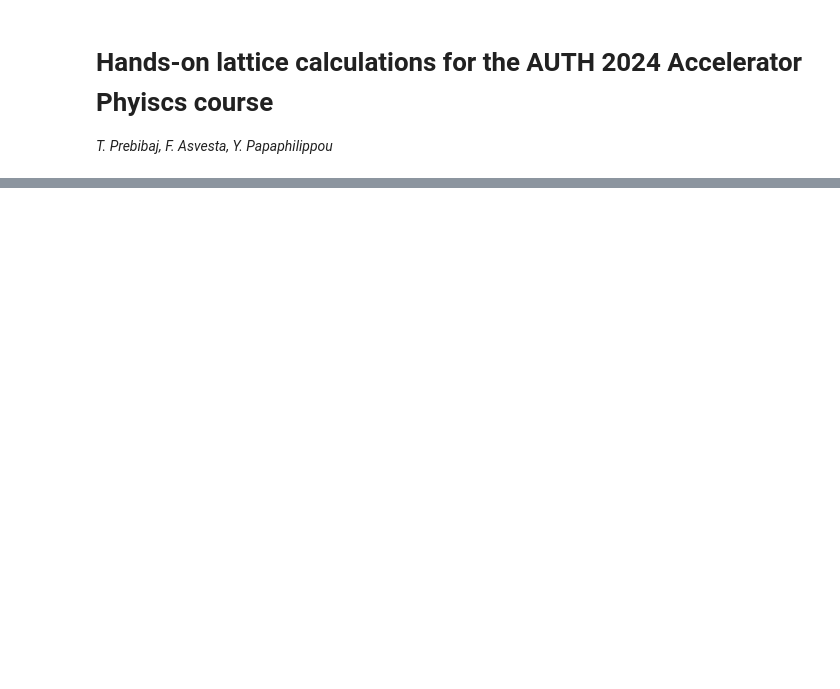
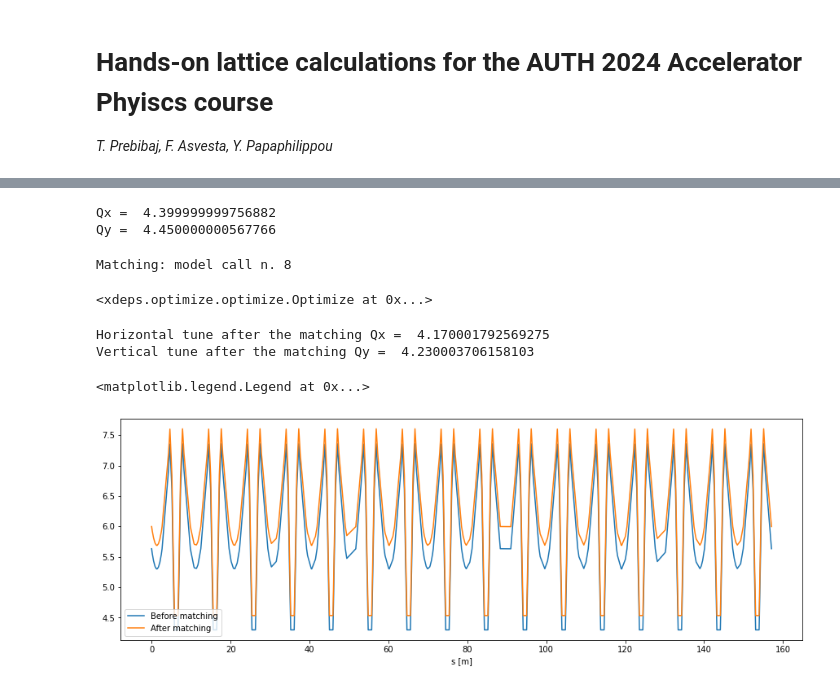
Before and after one commit to tprebiba/accelerators-teaching, a Jupyter notebook: 01_AUTH-2024_Accelerator_Physics/05_PSB_Xsuite_tracking_SOLUTIONS.ipynb, the cells around one changed output, grey strips where cells are left out. Cells and saved outputs as stored; diff of their text form; code cells hidden in the pictures; blank space fills up the shorter version.

```diff
--- a/01_AUTH-2024_Accelerator_Physics/05_PSB_Xsuite_tracking_SOLUTIONS.ipynb
+++ b/01_AUTH-2024_Accelerator_Physics/05_PSB_Xsuite_tracking_SOLUTIONS.ipynb
@@ -198,0 +160,42 @@ Constant voltage = 8 kV added to the dummy RF.
+# %%
+# The initial lattice gives the following tunes
+print('Qx = ', twiss.qx)
+print('Qy = ', twiss.qy)
+# %% [output]
+Qx =  4.399999999756882
+Qy =  4.450000000567766
+# %%
+# Here we vary the strength of the quadrupoles (two knobs) to reach the target tunes (two constraints)
+# The matching process is not always possible..
+line.match(
+      vary=[
+            xt.Vary('kbrqf', step=1e-8),
+            xt.Vary('kbrqd', step=1e-8),
+      ],
+      targets = [
+                  xt.Target('qx', 4.17, tol=1e-5),
+                  xt.Target('qy', 4.23, tol=1e-5)
+      ]
+)
+# %% [output]
+Matching: model call n. 8
+<xdeps.optimize.optimize.Optimize at 0x...>
+# %%
+# We re-twiss the latice
+twiss_after = line.twiss()
+twiss_after_df = twiss_after.to_pandas()
+print('Horizontal tune after the matching Qx = ', twiss_after.qx)
+print('Vertical tune after the matching Qy = ', twiss_after.qy)
+# %% [output]
+Horizontal tune after the matching Qx =  4.170001792569275
+Vertical tune after the matching Qy =  4.230003706158103
+# %%
+# The beta-function changed in the new configuration of the quadrupoles
+plt.figure(figsize=(15,5))
+plt.plot(twiss_df['s'], twiss_df['betx'], label='Before matching')
+plt.plot(twiss_after_df['s'], twiss_after_df['betx'], label='After matching')
+plt.xlabel('s [m]')
+plt.legend()
+# %% [output]
+<matplotlib.legend.Legend at 0x...>
+[figure, added]
```
Also changed, not shown: parts of 40 cells of this notebook, 1 other file.
